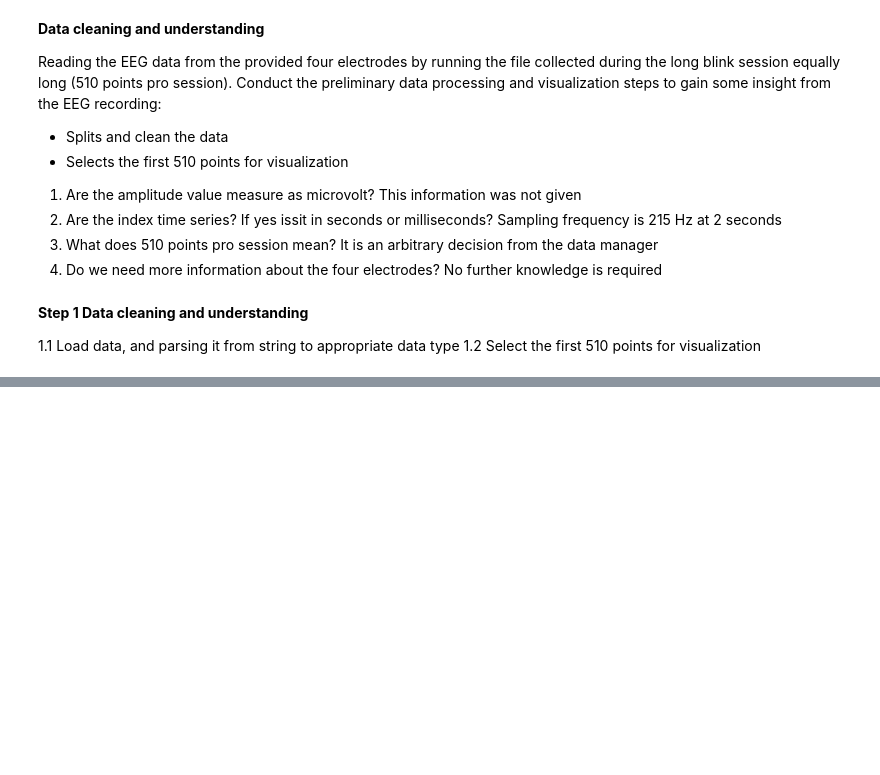
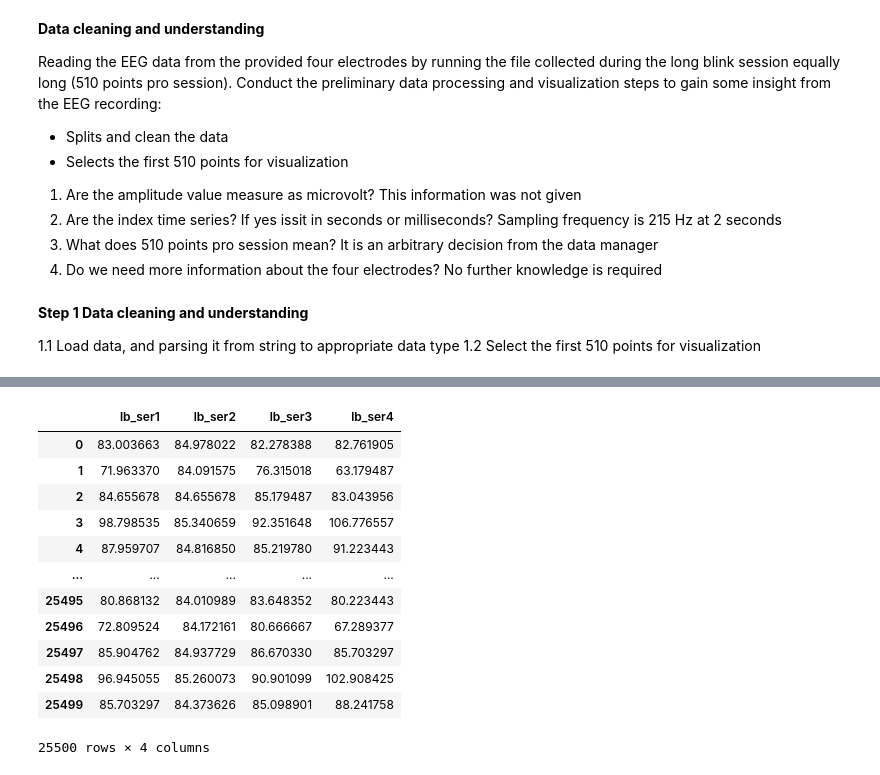
Before and after one commit to CharleneLimKH/EEG, a Jupyter notebook: eeg-1.ipynb, the cells around one changed output, grey strips where cells are left out. Cells and saved outputs as stored; diff of their text form; code cells hidden in the pictures; blank space fills up the shorter version.

```diff
--- a/eeg-1.ipynb
+++ b/eeg-1.ipynb
@@ -48,3 +112,27 @@ Text(0.5, 1.0, 'The first 510 points of Long Blink')
+# %%
+# get pandas dataframe from raw format
+data_lb = raw_lb.to_data_frame()
+data_lb = data_lb.drop("time", axis=1) #drop "time" column
+#get pandas series to use in data preprocessing
+lb_ser1 = data_lb["lb_ser1"]
+lb_ser2 = data_lb["lb_ser2"]
+lb_ser3 = data_lb["lb_ser3"]
+lb_ser4 = data_lb["lb_ser4"]
+data_lb
+# %% [output]
+|  | lb_ser1 | lb_ser2 | lb_ser3 | lb_ser4 |
+| 0 | 83.003663 | 84.978022 | 82.278388 | 82.761905 |
+| 1 | 71.963370 | 84.091575 | 76.315018 | 63.179487 |
+| 2 | 84.655678 | 84.655678 | 85.179487 | 83.043956 |
+| 3 | 98.798535 | 85.340659 | 92.351648 | 106.776557 |
+| 4 | 87.959707 | 84.816850 | 85.219780 | 91.223443 |
+| ... | ... | ... | ... | ... |
+| 25495 | 80.868132 | 84.010989 | 83.648352 | 80.223443 |
+| 25496 | 72.809524 | 84.172161 | 80.666667 | 67.289377 |
+| 25497 | 85.904762 | 84.937729 | 86.670330 | 85.703297 |
+| 25498 | 96.945055 | 85.260073 | 90.901099 | 102.908425 |
+| 25499 | 85.703297 | 84.373626 | 85.098901 | 88.241758 |
+25500 rows × 4 columns
 # %% [markdown]
 **Data Preprocessing**
 
```
Also changed, not shown: parts of 18 cells of this notebook, 2 other files.
